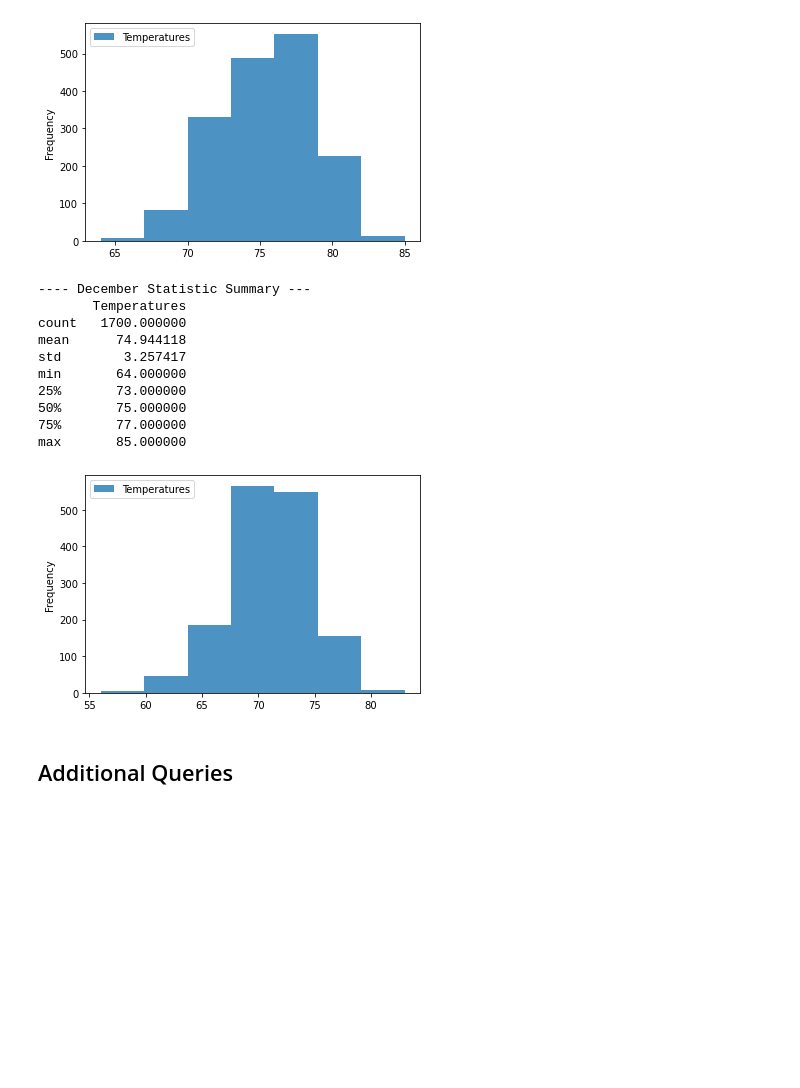
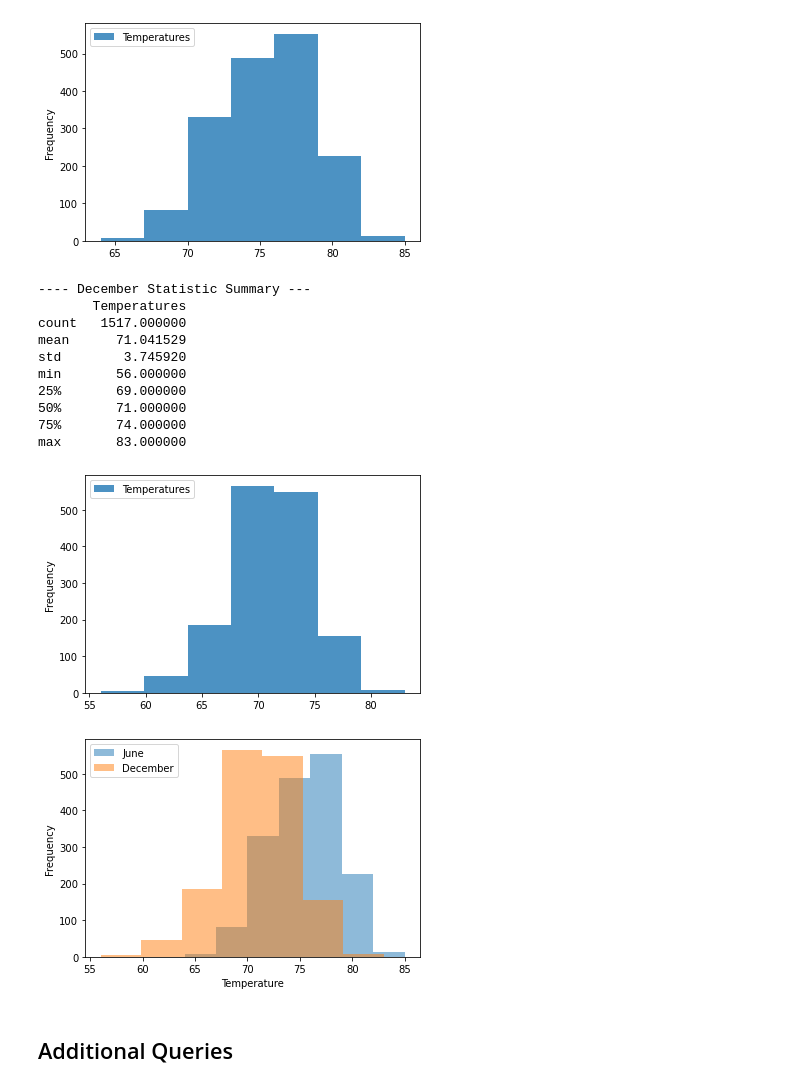
Before and after one commit to lindaperez/9_bk_Surfs-Up, a Jupyter notebook: SurfsUp_Challenge.ipynb, the cells around one changed output. Saved outputs shown, nothing was run; the diff lists cells and outputs as text; code cells hidden in the pictures; blank space fills up the shorter version.

Commit message:
june and december summary plots

```diff
--- a/SurfsUp_Challenge.ipynb
+++ b/SurfsUp_Challenge.ipynb
@@ -105,21 +105,32 @@ max       85.000000
 [figure]
 # %%
 print('---- December Statistic Summary ---')
-print(june_temp_df.describe())
+print(dec_temp_df.describe())
 dec_temp_df.plot.hist(bins=7, alpha=0.8)
 plt.show()
 # %% [output]
 ---- December Statistic Summary ---
        Temperatures
-count   1700.000000
-mean      74.944118
-std        3.257417
-min       64.000000
-25%       73.000000
-50%       75.000000
-75%       77.000000
-max       85.000000
+count   1517.000000
+mean      71.041529
+std        3.745920
+min       56.000000
+25%       69.000000
+50%       71.000000
+75%       74.000000
+max       83.000000
 [figure]
+# %%
+
+plt.hist(june_temp_df['Temperatures'], bins=7, alpha = 0.5, label='June')
+plt.hist(dec_temp_df['Temperatures'], bins=7, alpha=0.5,label='December')
+plt.legend(loc='upper left')
+
+plt.xlabel('Temperature')
+plt.ylabel('Frequency')
+plt.show()
+# %% [output]
+[figure, added]
 # %% [markdown]
 ## Additional Queries
 # %%
```
Also changed, not shown: 2 other files.
